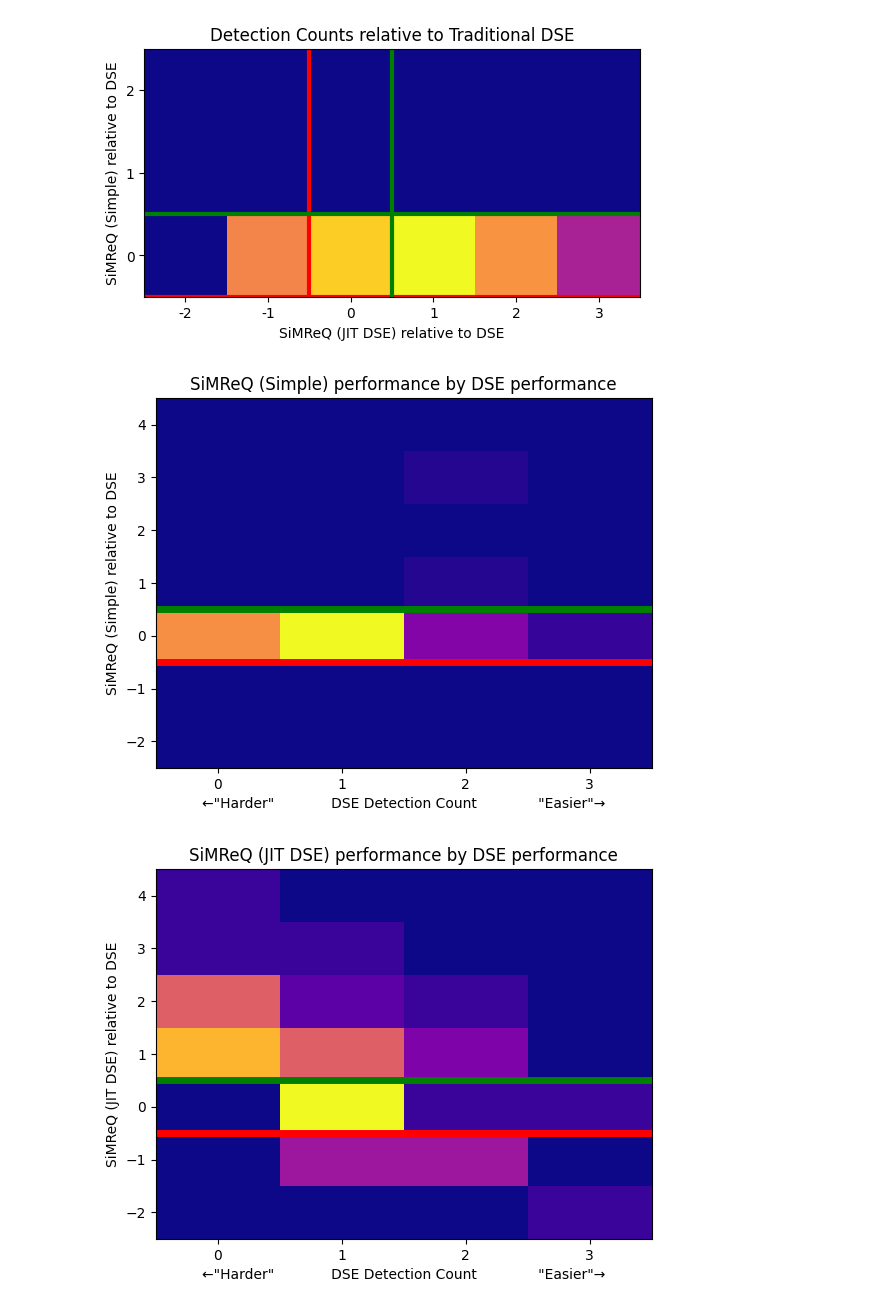
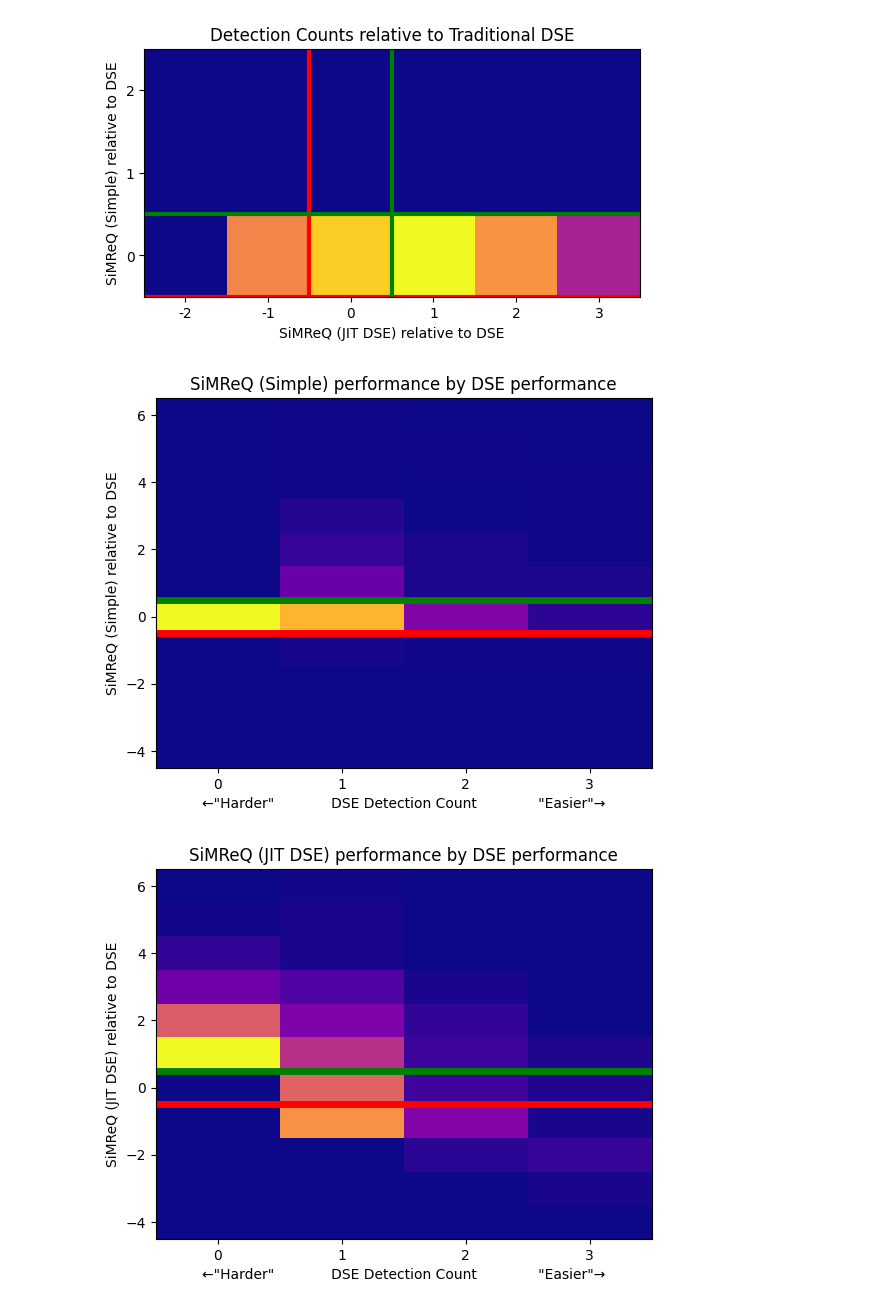
Before and after one commit to LostBitset/quiver_se, a Jupyter notebook: go_project/analysis/Analysis.ipynb, the cells around one changed output. Saved outputs shown, nothing was run; the diff lists cells and outputs as text; code cells hidden in the pictures.

Commit message:
here with diamond quivers

```diff
--- a/go_project/analysis/Analysis.ipynb
+++ b/go_project/analysis/Analysis.ipynb
@@ -47,7 +47,7 @@ def frequencies(xs):
     return result
 # %%
 table = None
-with open("log_corr.csv" if USE_CORRECTED else "log.csv", "r") as f:
+with open("log_corr.csv" if USE_CORRECTED else "diamond_orig.csv", "r") as f:
     reader = CsvReaderHeading(f)
     table = CsvTable(reader)
     table.populate()
@@ -178,26 +178,26 @@ plt.show()
 # %%
 def plot_heatmap_diff_over_trad(what, name="unknown"):
     rangex = [ i - 0.5 for i in (0, 4) ]
-    rangey = [ i - 0.5 for i in (-2, 5) ]
+    rangey = [ i - 0.5 for i in (-4, 7) ]
     plt.hist2d(
         [ i - 0.5 for i in table.cols["DSE"] ],
         list(map(lambda x, y: (x - y) - 0.5, table.cols[what], table.cols["DSE"])),
         cmap="plasma",
         range=(rangex, rangey),
         bins=(int(rangex[1]-rangex[0]), int(rangey[1]-rangey[0])),
     )
     plt.xticks([0.0, 1.0, 2.0, 3.0])
     plt.axline([0, -0.5], [1, -0.5], color="red", linewidth=5)
     plt.axline([0, 0.5], [1, 0.5], color="green", linewidth=5)
     spaces = " " * 12
     offset = " " * 1
     plt.xlabel(f"←\"Harder\"{spaces} DSE Detection Count {offset}{spaces}\"Easier\"→")
     plt.ylabel(f"{what} relative to DSE")
     plt.title(f"{what} performance by DSE performance")
     plt.savefig(f"dsejd2d-{name}.png", **savefig_kwargs)
     plt.show()
 plot_heatmap_diff_over_trad("SiMReQ (Simple)", "simple")
 plot_heatmap_diff_over_trad("SiMReQ (JIT DSE)", "jitdse")
 # %% [output]
-[figure, old version]
+[figure, new version]
-[figure, old version]
+[figure, new version]
```
Also changed, not shown: parts of 3 cells of this notebook, 6 other files.
